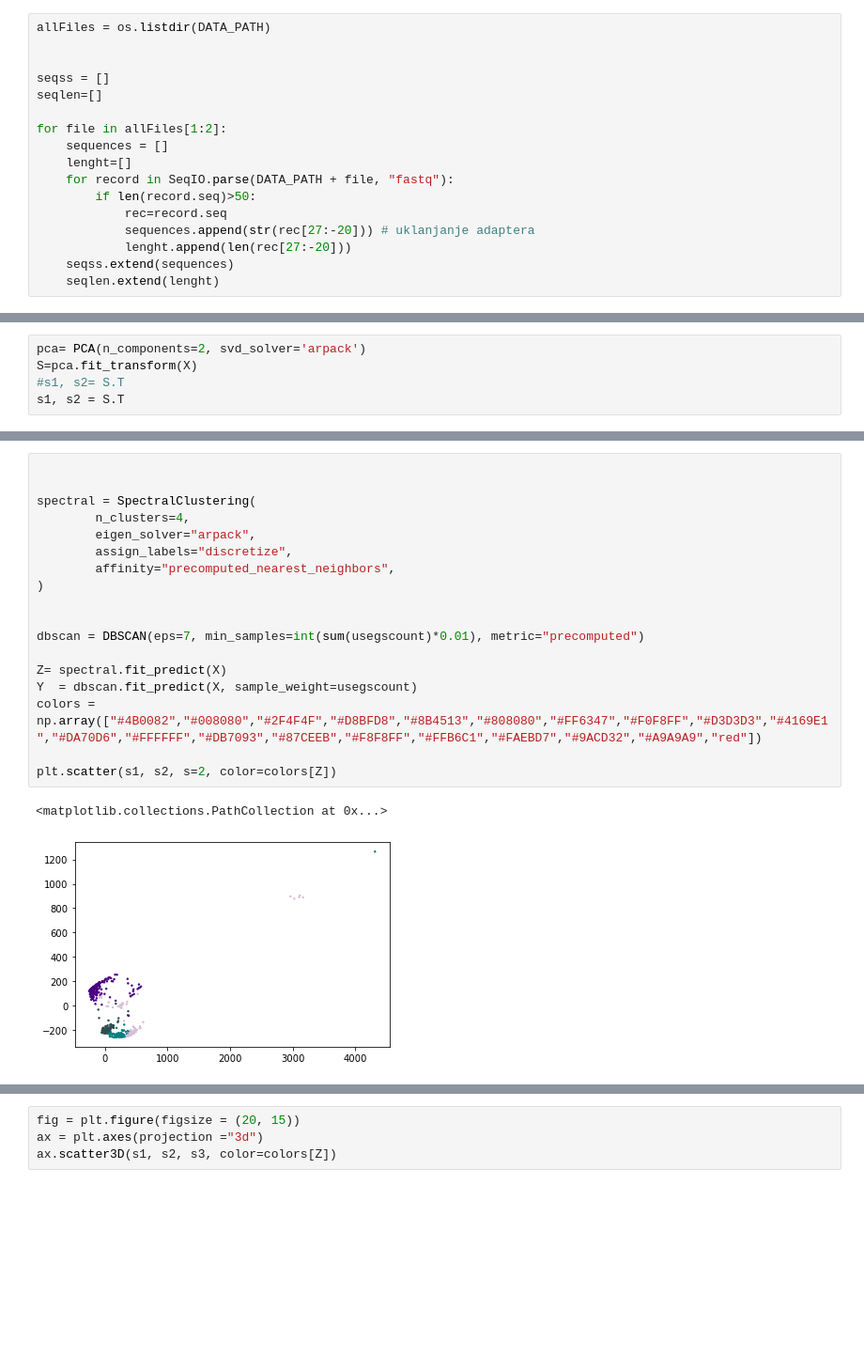
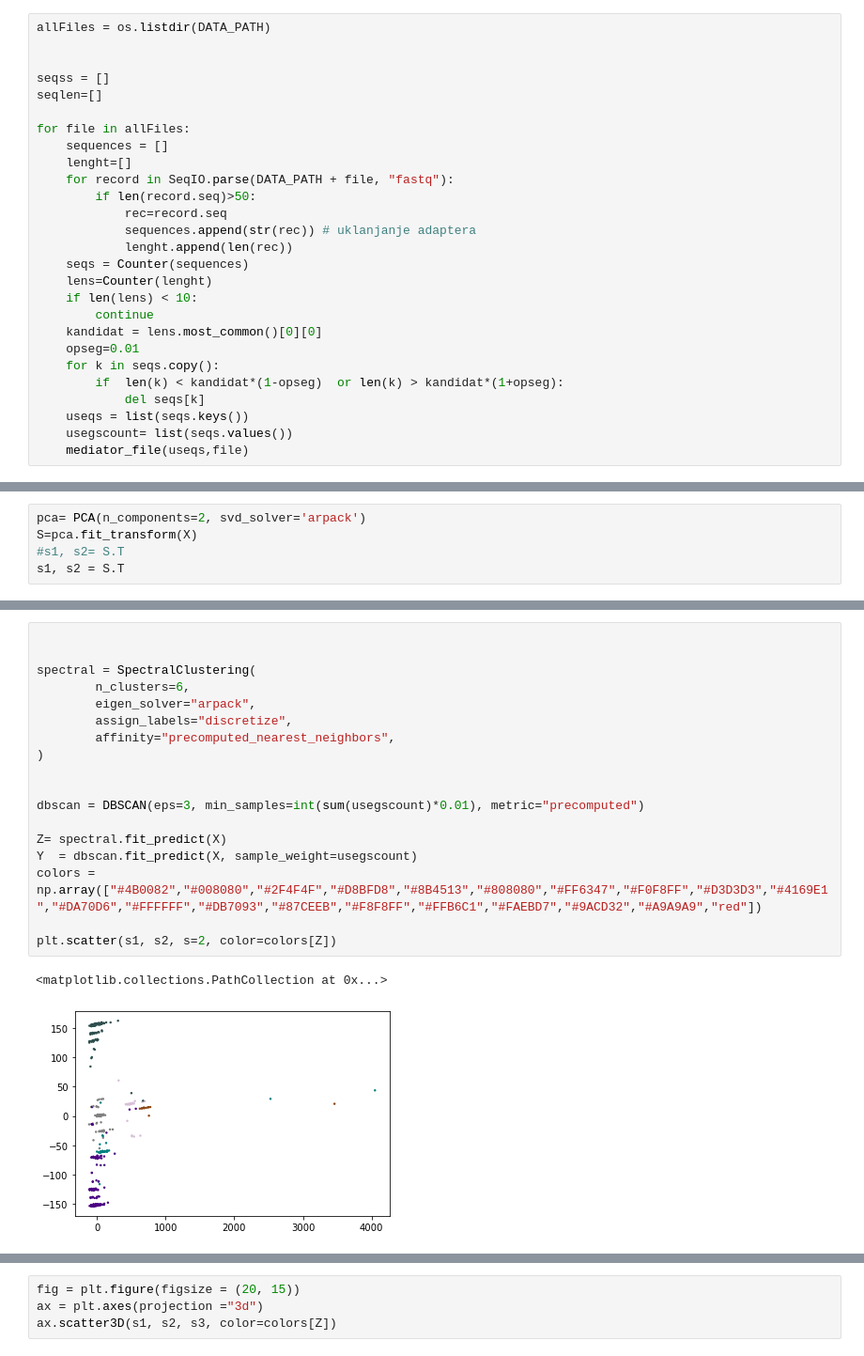
Before and after one commit to JosipZrilic/Bio-projekt--Spectral-clustering, a Jupyter notebook: load_data.ipynb, the cells around one changed output, grey strips where cells are left out. Shown at 94% size. Drawn from its saved outputs; the diff is of its cells as text; blank space fills up the shorter version.

```diff
--- a/load_data.ipynb
+++ b/load_data.ipynb
@@ -32,16 +46,26 @@ allFiles = os.listdir(DATA_PATH)
 seqss = []
 seqlen=[]
 
-for file in allFiles[1:2]:
+for file in allFiles:
     sequences = []
     lenght=[]
     for record in SeqIO.parse(DATA_PATH + file, "fastq"):
         if len(record.seq)>50:
             rec=record.seq
-            sequences.append(str(rec[27:-20])) # uklanjanje adaptera
-            lenght.append(len(rec[27:-20]))
-    seqss.extend(sequences)
-    seqlen.extend(lenght)
+            sequences.append(str(rec)) # uklanjanje adaptera
+            lenght.append(len(rec))
+    seqs = Counter(sequences)
+    lens=Counter(lenght)
+    if len(lens) < 10:
+        continue
+    kandidat = lens.most_common()[0][0]
+    opseg=0.01
+    for k in seqs.copy():
+        if  len(k) < kandidat*(1-opseg)  or len(k) > kandidat*(1+opseg):
+            del seqs[k]
+    useqs = list(seqs.keys())
+    usegscount= list(seqs.values())
+    mediator_file(useqs,file)
 # %%
 seqs = Counter(seqss)
 lens=Counter(seqlen)
@@ -103,24 +105,24 @@ CTGTATGCTAAGAGCGAGTGTCATTTTCTCCAACGGGACGCAGCGGGTGGGGTTCCTGGACAGATACTTCTATAACGGAG
 # %%
 
 
 spectral = SpectralClustering(
-        n_clusters=4,
+        n_clusters=6,
         eigen_solver="arpack",
         assign_labels="discretize",
         affinity="precomputed_nearest_neighbors",
 )
 
 
-dbscan = DBSCAN(eps=7, min_samples=int(sum(usegscount)*0.01), metric="precomputed")
+dbscan = DBSCAN(eps=3, min_samples=int(sum(usegscount)*0.01), metric="precomputed")
 
 Z= spectral.fit_predict(X)
 Y  = dbscan.fit_predict(X, sample_weight=usegscount)
 colors = np.array(["#4B0082","#008080","#2F4F4F","#D8BFD8","#8B4513","#808080","#FF6347","#F0F8FF","#D3D3D3","#4169E1","#DA70D6","#FFFFFF","#DB7093","#87CEEB","#F8F8FF","#FFB6C1","#FAEBD7","#9ACD32","#A9A9A9","red"])
 
 plt.scatter(s1, s2, s=2, color=colors[Z])
 # %% [output]
 <matplotlib.collections.PathCollection at 0x...>
-[figure, old version]
+[figure, new version]
 # %%
 plt.scatter(s1, s2, s=1, color=colors[Y])
 # %% [output]
```
Also changed, not shown: parts of 12 cells of this notebook.
